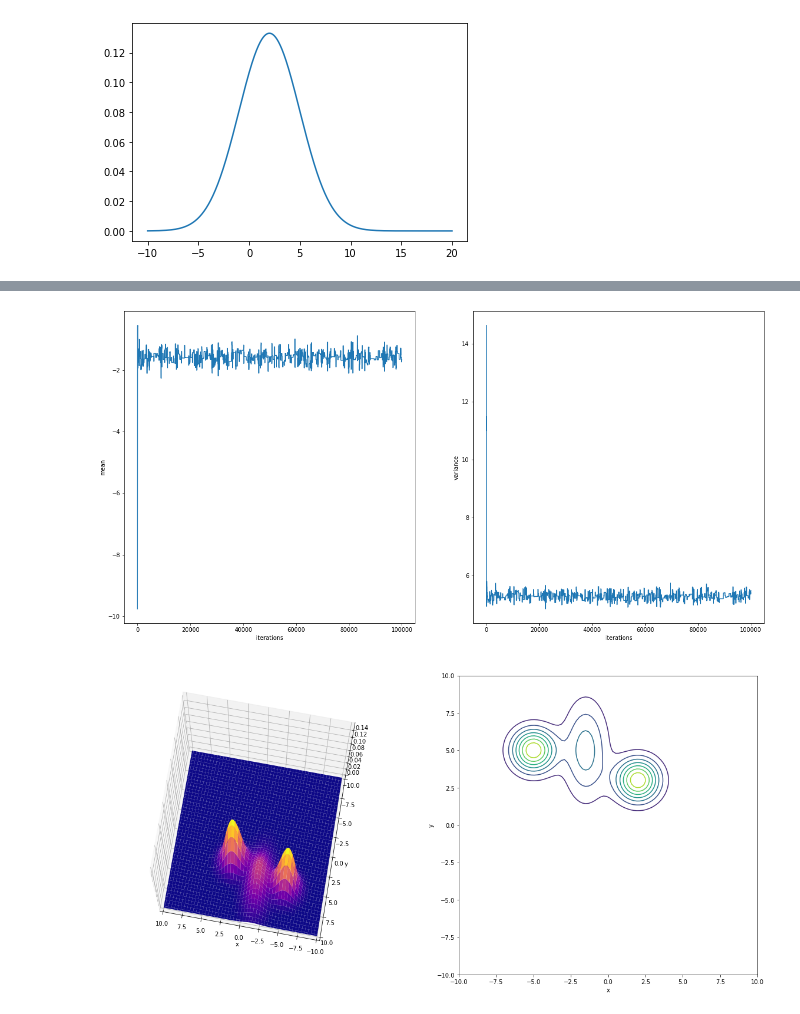
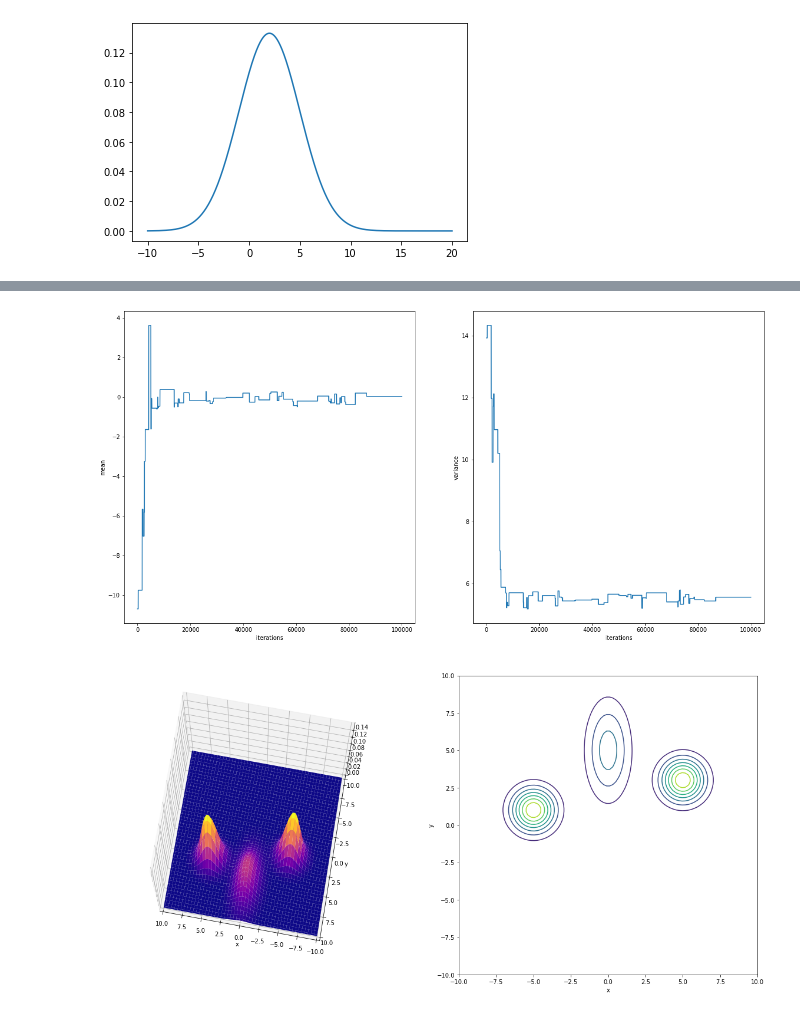
Before and after one commit to zcemycl/mlreading-hub, a Jupyter notebook: notes/Random-Walk-Metropolis.ipynb, the cells around one changed output, grey strips where cells are left out. Cells and saved outputs as stored; diff of their text form; code cells hidden in the pictures.

```diff
--- a/notes/Random-Walk-Metropolis.ipynb
+++ b/notes/Random-Walk-Metropolis.ipynb
@@ -237,17 +257,17 @@ print(x.mean(),x.std())
 e = experiment(samples)
 e._logL = lambda m,v,m00,v00:(np.log(norm.pdf(samples,m,v))).sum()
 m0,v0 = np.random.multivariate_normal([-10,15],[[1,0],[0,1]])
-e.explore(m0,v0,2,3,T=100000)
+e.explore(m0,v0,4,3,T=100000)
 e.mu_var_evolution()
 # %% [output]
-[figure, old version]
+[figure, new version]
 # %%
-x0,y0,z0 = sampleGauss2D([2,3],[[1,0],[0,1]])
-x1,y1,z1 = sampleGauss2D([-5,5],[[1,0],[0,1]])
-x2,y2,z2 = sampleGauss2D([-1.5,5],[[1,0],[0,5]])
+x0,y0,z0 = sampleGauss2D([5,3],[[1,0],[0,1]])
+x1,y1,z1 = sampleGauss2D([-5,1],[[1,0],[0,1]])
+x2,y2,z2 = sampleGauss2D([0,5],[[1,0],[0,5]])
 plot3DSurface2DContour([x0],[y0],[z0,z1,z2])
 # %% [output]
-[figure, old version]
+[figure, new version]
 # %%
 cz = np.array([z0,z1,z2]).sum(axis=0)
 e.histPath(x0,y0,cz,xmin=-8,xmax=6,ymax=10)
```
Also changed, not shown: parts of 15 cells of this notebook.
